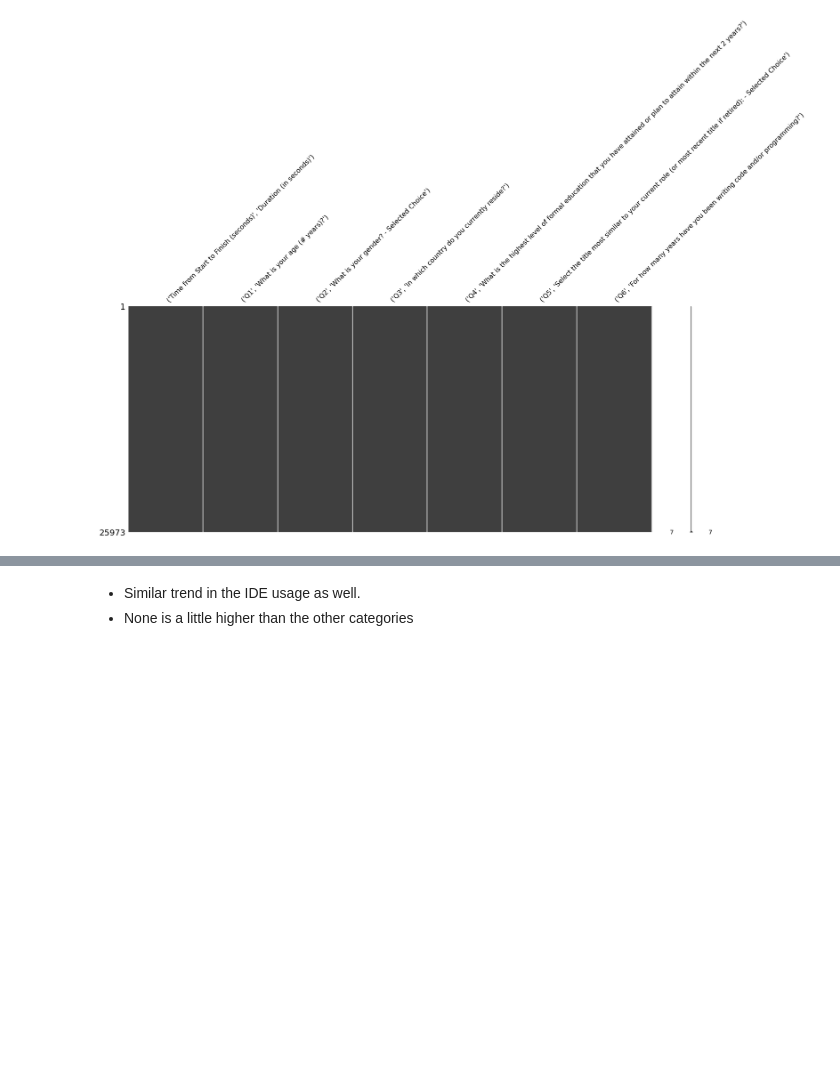
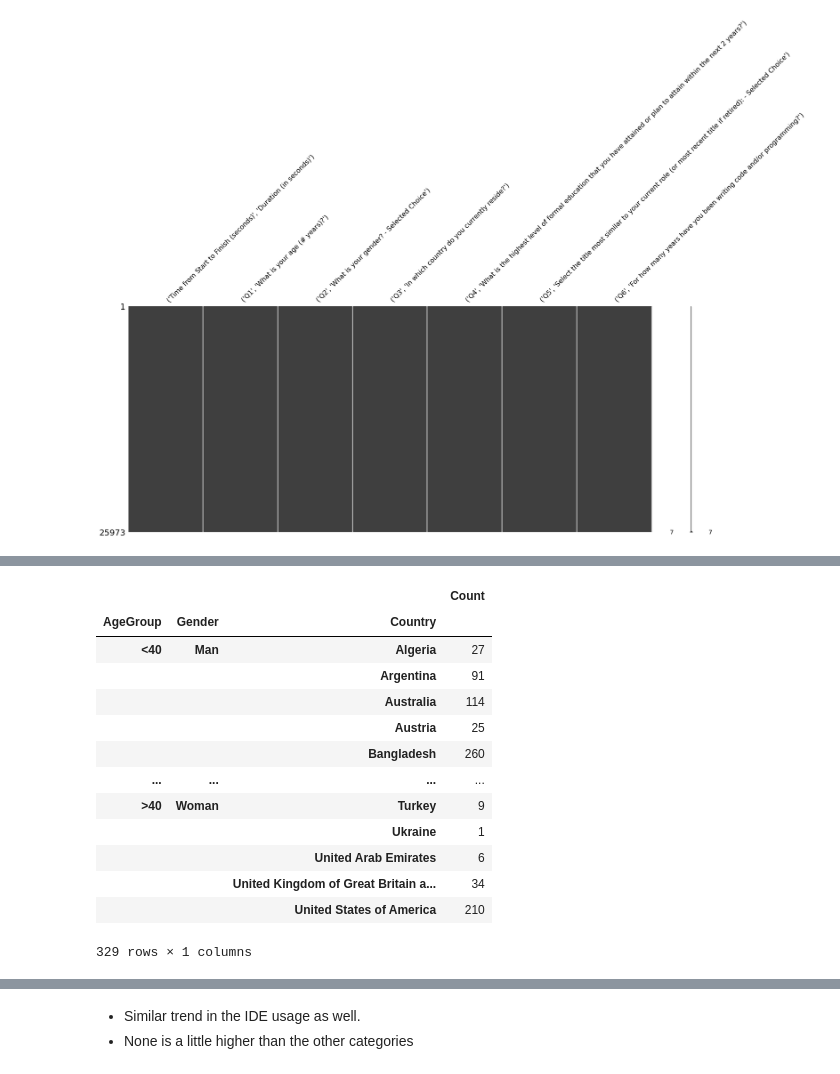
Before and after one commit to sreedevigattu/mldssurvey, a Jupyter notebook: mldssurvey.ipynb, the cells around one changed output, grey strips where cells are left out. Cells and saved outputs as stored; diff of their text form; code cells hidden in the pictures; blank space fills up the shorter version.

```diff
--- a/mldssurvey.ipynb
+++ b/mldssurvey.ipynb
@@ -110,0 +227,19 @@ df_new.groupby(by=['Age-Category','Gender']).agg({'Age-Category':'count'})
+# %%
+df_xxx = df_new.groupby(by=['AgeGroup','Gender','Country']).agg({'AgeGroup':'count'})
+df_xxx.rename(columns={'AgeGroup':'Count'}, inplace=True)
+df_xxx
+# %% [output]
+|  |  |  | Count |
+| AgeGroup | Gender | Country |  |
+| <40 | Man | Algeria | 27 |
+|  |  | Argentina | 91 |
+|  |  | Australia | 114 |
+|  |  | Austria | 25 |
+|  |  | Bangladesh | 260 |
+| ... | ... | ... | ... |
+| >40 | Woman | Turkey | 9 |
+|  |  | Ukraine | 1 |
+|  |  | United Arab Emirates | 6 |
+|  |  | United Kingdom of Great Britain a... | 34 |
+|  |  | United States of America | 210 |
+329 rows × 1 columns
```
Also changed, not shown: parts of 81 cells of this notebook.
